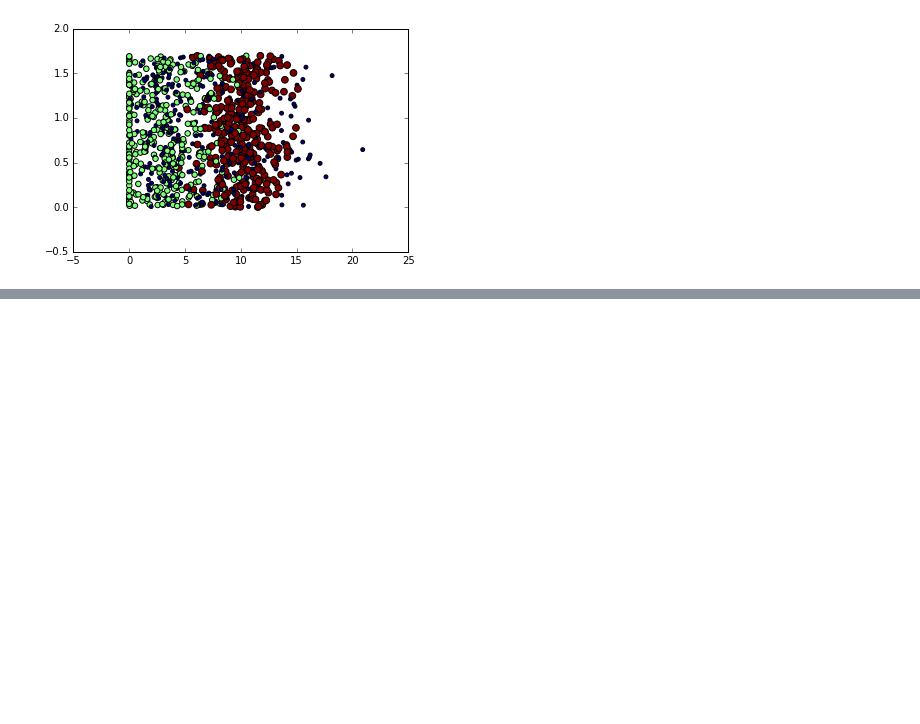
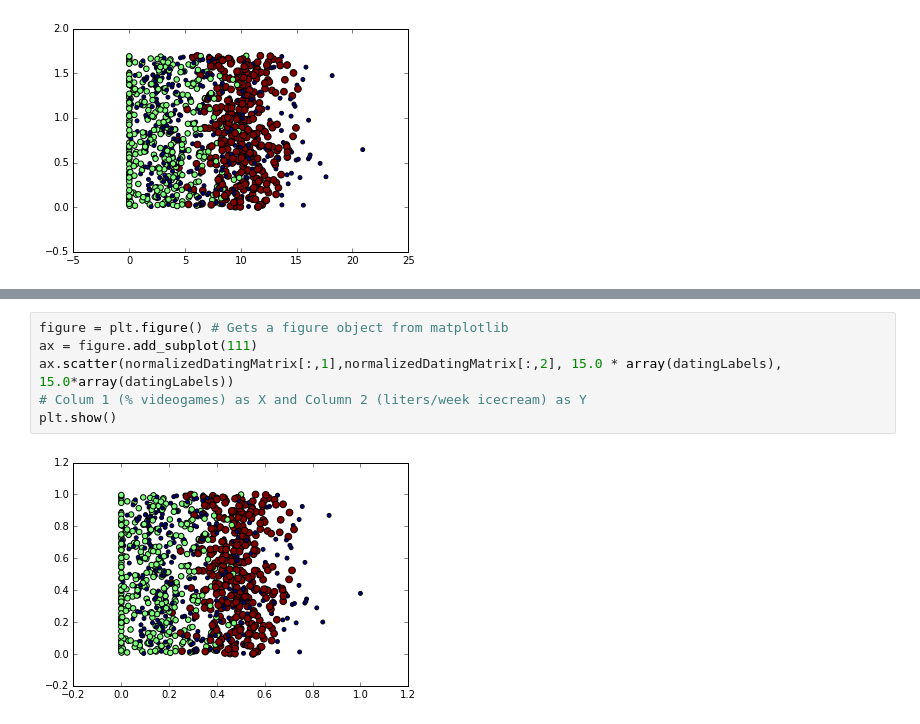
Before and after one commit to juanmadlg/dl-test-notebooks, a Jupyter notebook: Machine Learning - kNN - Improving matches from a dating site with kNN.ipynb, the cells around one changed output, grey strips where cells are left out. Saved outputs shown, nothing was run; the diff lists cells and outputs as text; blank space fills up the shorter version.

```diff
--- a/Machine Learning - kNN - Improving matches from a dating site with kNN.ipynb
+++ b/Machine Learning - kNN - Improving matches from a dating site with kNN.ipynb
@@ -88,0 +103,8 @@ plt.show()
+# %%
+figure = plt.figure() # Gets a figure object from matplotlib
+ax = figure.add_subplot(111)
+ax.scatter(normalizedDatingMatrix[:,1],normalizedDatingMatrix[:,2], 15.0 * array(datingLabels), 15.0*array(datingLabels))
+# Colum 1 (% videogames) as X and Column 2 (liters/week icecream) as Y
+plt.show()
+# %% [output]
+[figure, added]
```
Also changed, not shown: parts of 8 cells of this notebook.
